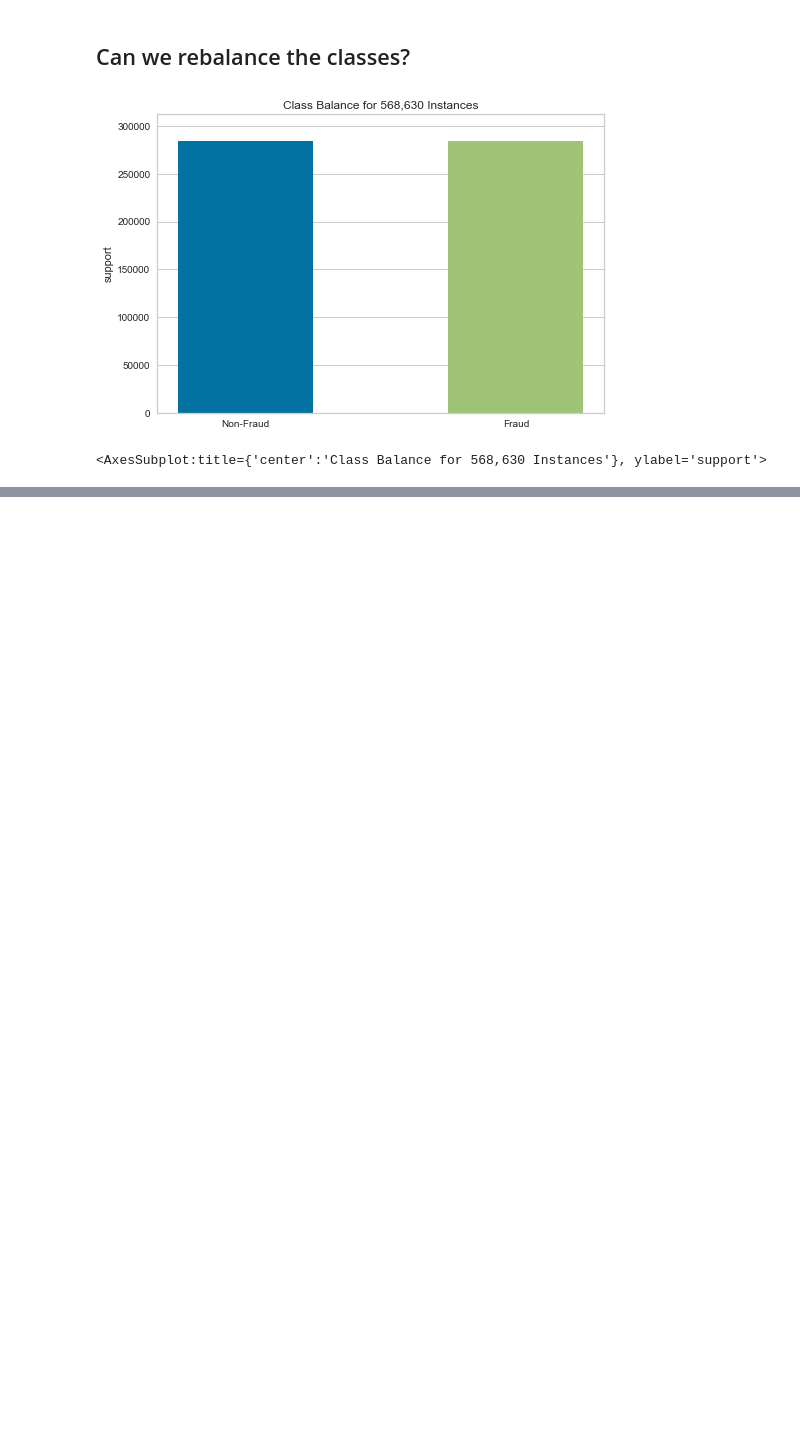
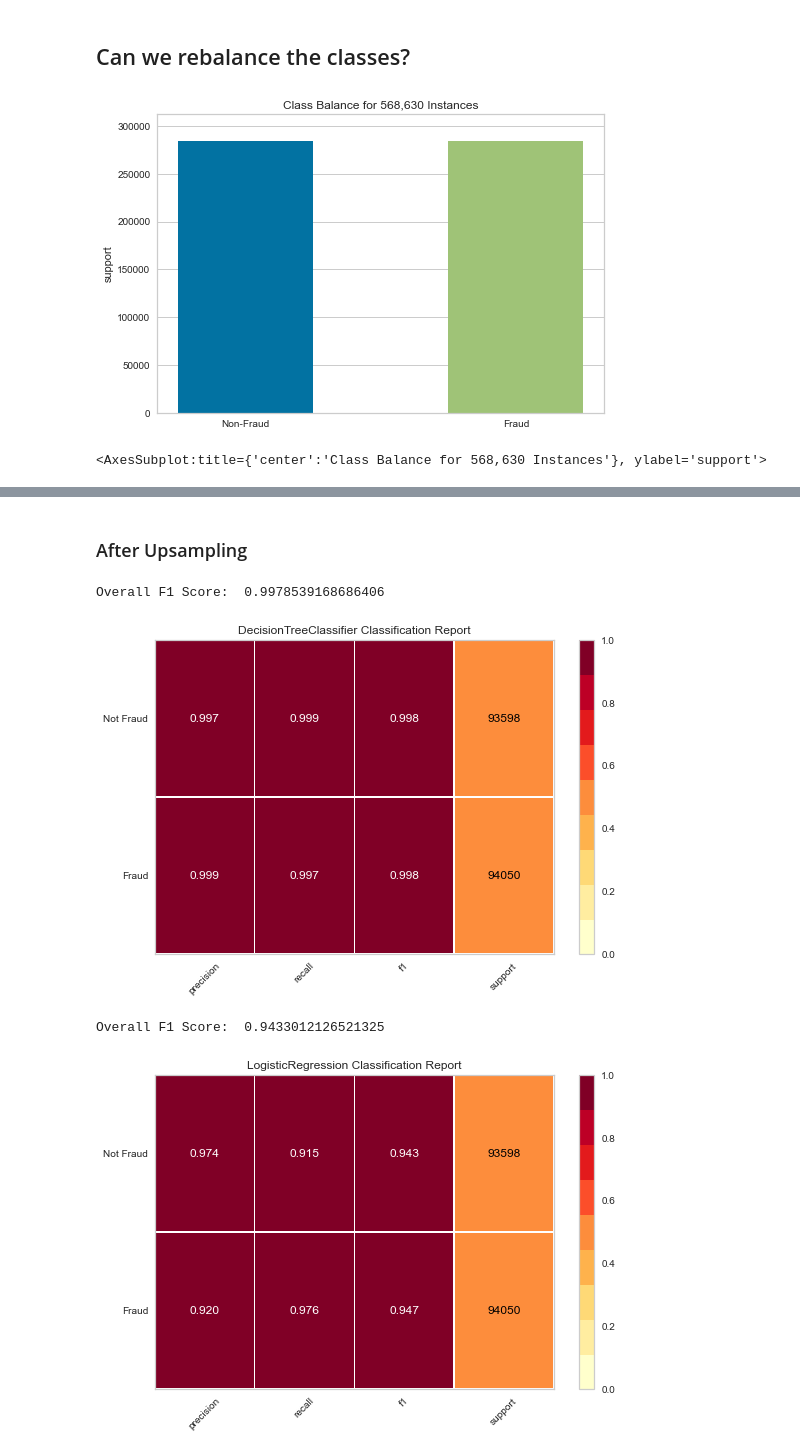
Before and after one commit to rebeccabilbro/adv-diagnostics, a Jupyter notebook: notebooks/lab_2_handling_class_imbalance.ipynb, the cells around one changed output, grey strips where cells are left out. Drawn from its saved outputs; the diff is of its cells as text; code cells hidden in the pictures; blank space fills up the shorter version.

```diff
--- a/notebooks/lab_2_handling_class_imbalance.ipynb
+++ b/notebooks/lab_2_handling_class_imbalance.ipynb
@@ -207,0 +258,10 @@ Your goal is to build a classification model that can predict fraud given input
+# %% [markdown]
+### After Upsampling
+# %%
+for model in models:
+    evaluate_fraud(model, X_up, y_up)
+# %% [output]
+Overall F1 Score:  0.9978539168686406
+[figure, added]
+Overall F1 Score:  0.9433012126521325
+[figure, added]
```
Also changed, not shown: parts of 7 cells of this notebook.
